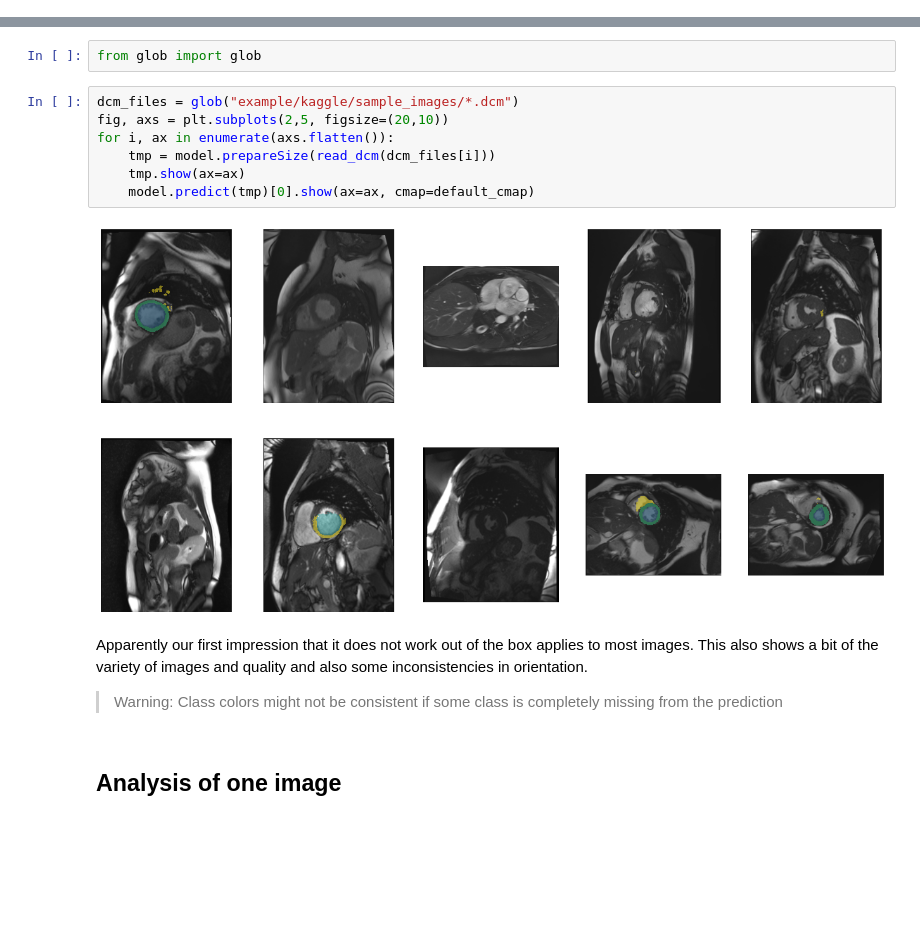
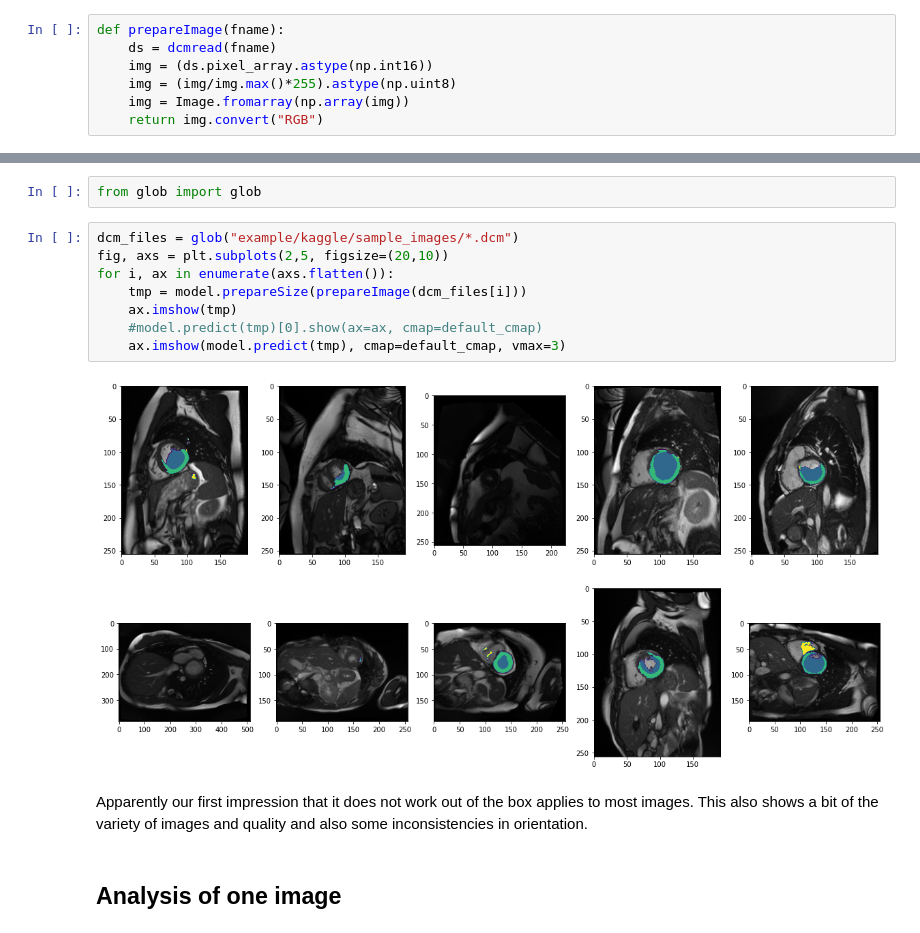
Before and after one commit to chfc-cmi/misas, a Jupyter notebook: 02_ukbb_on_kaggle.ipynb, the cells around one changed output, grey strips where cells are left out. Cells and saved outputs as stored; diff of their text form; blank space fills up the shorter version.

```diff
--- a/02_ukbb_on_kaggle.ipynb
+++ b/02_ukbb_on_kaggle.ipynb
@@ -85,3 +50,10 @@ def read_dcm(fname):
+# %%
+def prepareImage(fname):
+    ds = dcmread(fname)
+    img = (ds.pixel_array.astype(np.int16))
+    img = (img/img.max()*255).astype(np.uint8)
+    img = Image.fromarray(np.array(img))
+    return img.convert("RGB")
 # %% [markdown]
 Okay, let's look at an example:
 # %%
@@ -113,16 +88,15 @@ from glob import glob
 # %%
 dcm_files = glob("example/kaggle/sample_images/*.dcm")
 fig, axs = plt.subplots(2,5, figsize=(20,10))
 for i, ax in enumerate(axs.flatten()):
-    tmp = model.prepareSize(read_dcm(dcm_files[i]))
-    tmp.show(ax=ax)
-    model.predict(tmp)[0].show(ax=ax, cmap=default_cmap)
+    tmp = model.prepareSize(prepareImage(dcm_files[i]))
+    ax.imshow(tmp)
+    #model.predict(tmp)[0].show(ax=ax, cmap=default_cmap)
+    ax.imshow(model.predict(tmp), cmap=default_cmap, vmax=3)
 # %% [output]
-[figure, old version]
+[figure, new version]
 # %% [markdown]
 Apparently our first impression that it does not work out of the box applies to most images. This also shows a bit of the variety of images and quality and also some inconsistencies in orientation.
-
-> Warning: Class colors might not be consistent if some class is completely missing from the prediction
 # %% [markdown]
 ## Analysis of one image
 # %% [markdown]
```
Also changed, not shown: parts of 29 cells of this notebook, 1 other file.
